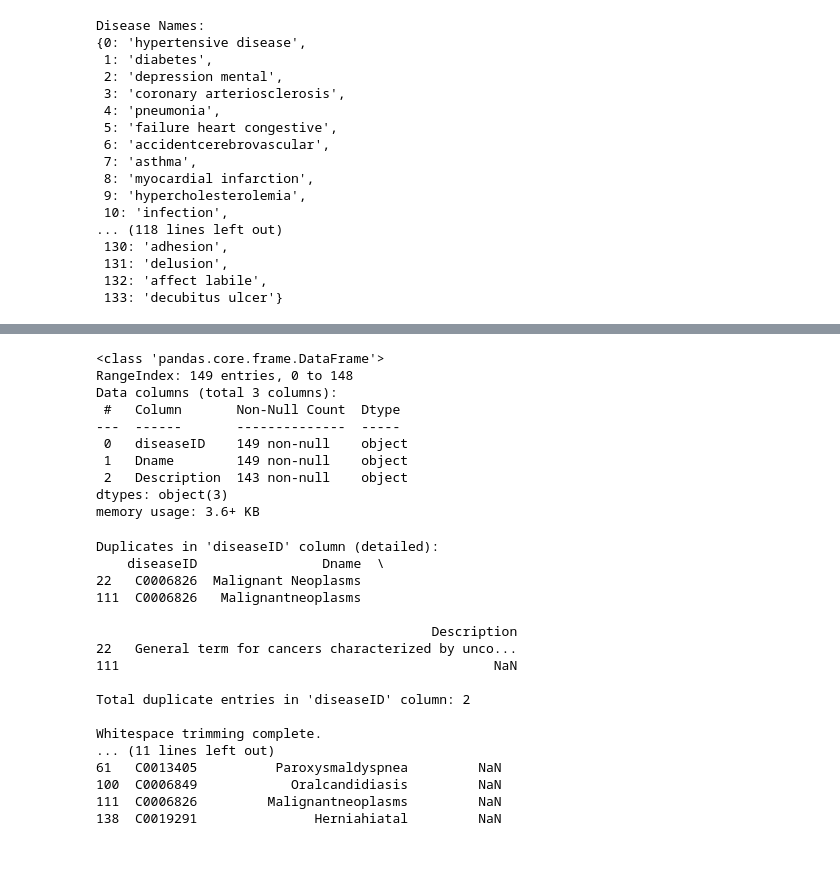
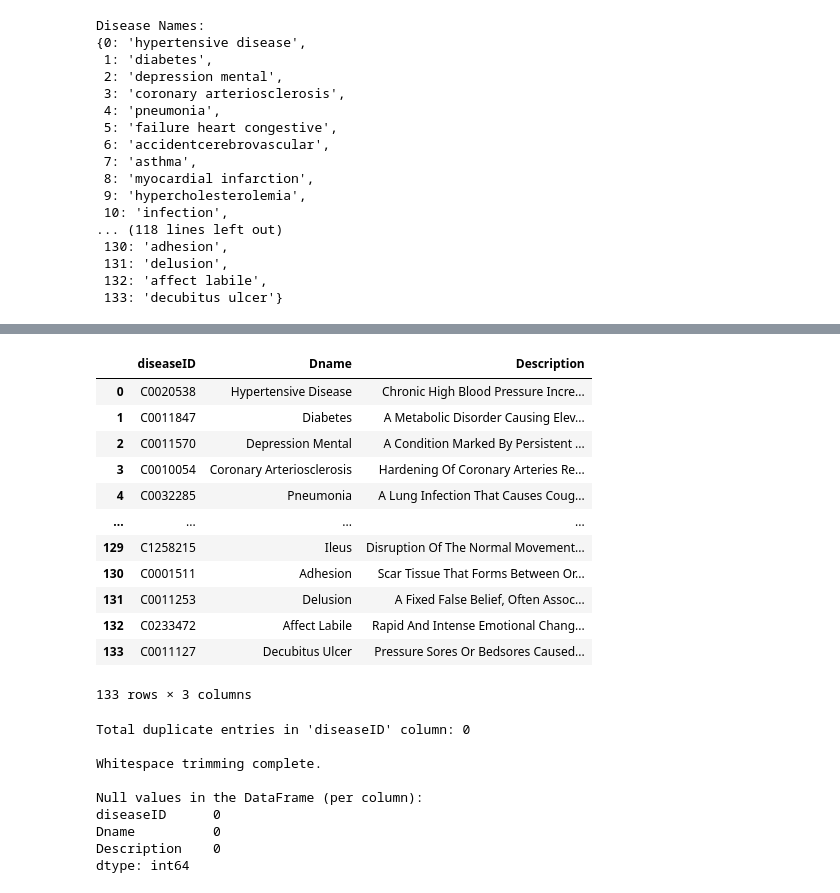
Before and after one commit to Saurabh-Lakhanpal/symptoms-analyzer, a Jupyter notebook: backend/etl.ipynb, the cells around one changed output, grey strips where cells are left out. Cells and saved outputs as stored; diff of their text form; code cells hidden in the pictures; blank space fills up the shorter version.

```diff
--- a/backend/etl.ipynb
+++ b/backend/etl.ipynb
@@ -224,21 +232,27 @@ diseases_df.head()
-# %%
-diseases_df.info()
-# %% [output]
-<class 'pandas.core.frame.DataFrame'>
-RangeIndex: 149 entries, 0 to 148
-Data columns (total 3 columns):
- #   Column       Non-Null Count  Dtype
----  ------       --------------  -----
- 0   diseaseID    149 non-null    object
- 1   Dname        149 non-null    object
- 2   Description  143 non-null    object
-dtypes: object(3)
-memory usage: 3.6+ KB
+# %%
+# Apply title case to columns 'Dname' and 'Description'
+diseases_df['Dname'] = diseases_df['Dname'].str.title()
+diseases_df['Description'] = diseases_df['Description'].str.title()
+
+# Display the updated DataFrame
+diseases_df
+# %% [output]
+|  | diseaseID | Dname | Description |
+| 0 | C0020538 | Hypertensive Disease | Chronic High Blood Pressure Incre... |
+| 1 | C0011847 | Diabetes | A Metabolic Disorder Causing Elev... |
+| 2 | C0011570 | Depression Mental | A Condition Marked By Persistent ... |
+| 3 | C0010054 | Coronary Arteriosclerosis | Hardening Of Coronary Arteries Re... |
+| 4 | C0032285 | Pneumonia | A Lung Infection That Causes Coug... |
+| ... | ... | ... | ... |
+| 129 | C1258215 | Ileus | Disruption Of The Normal Movement... |
+| 130 | C0001511 | Adhesion | Scar Tissue That Forms Between Or... |
+| 131 | C0011253 | Delusion | A Fixed False Belief, Often Assoc... |
+| 132 | C0233472 | Affect Labile | Rapid And Intense Emotional Chang... |
+| 133 | C0011127 | Decubitus Ulcer | Pressure Sores Or Bedsores Caused... |
+133 rows × 3 columns
 # %%
 # Step 1: Check for duplicates in the 'diseaseID' column
 duplicates_in_diseaseID = diseases_df[diseases_df['diseaseID'].duplicated(keep=False)]  # Find all duplicate rows
-print("\nDuplicates in 'diseaseID' column (detailed):")
-print(duplicates_in_diseaseID)
 
 # Count the number of unique and duplicate entries
 total_duplicates_count = duplicates_in_diseaseID.shape[0]
@@ -252,26 +266,13 @@ print("\nWhitespace trimming complete.")
 null_values_per_column = diseases_df.isnull().sum()
 print("\nNull values in the DataFrame (per column):")
 print(null_values_per_column)
-
-# Show rows with NaN values
-rows_with_nan = diseases_df[diseases_df.isnull().any(axis=1)]  # Select rows with any NaN value
-print("\nRows with NaN values:")
-print(rows_with_nan)
 # %% [output]
-Duplicates in 'diseaseID' column (detailed):
-    diseaseID                Dname  \
-22   C0006826  Malignant Neoplasms
-111  C0006826   Malignantneoplasms
-
-                                           Description
-22   General term for cancers characterized by unco...
-111                                                NaN
-
-Total duplicate entries in 'diseaseID' column: 2
+Total duplicate entries in 'diseaseID' column: 0
 
 Whitespace trimming complete.
-... (11 lines left out)
-61   C0013405          Paroxysmaldyspnea         NaN
-100  C0006849            Oralcandidiasis         NaN
-111  C0006826         Malignantneoplasms         NaN
-138  C0019291               Herniahiatal         NaN
+
+Null values in the DataFrame (per column):
+diseaseID      0
+Dname          0
+Description    0
+dtype: int64
```
Also changed, not shown: parts of 8 cells of this notebook.
